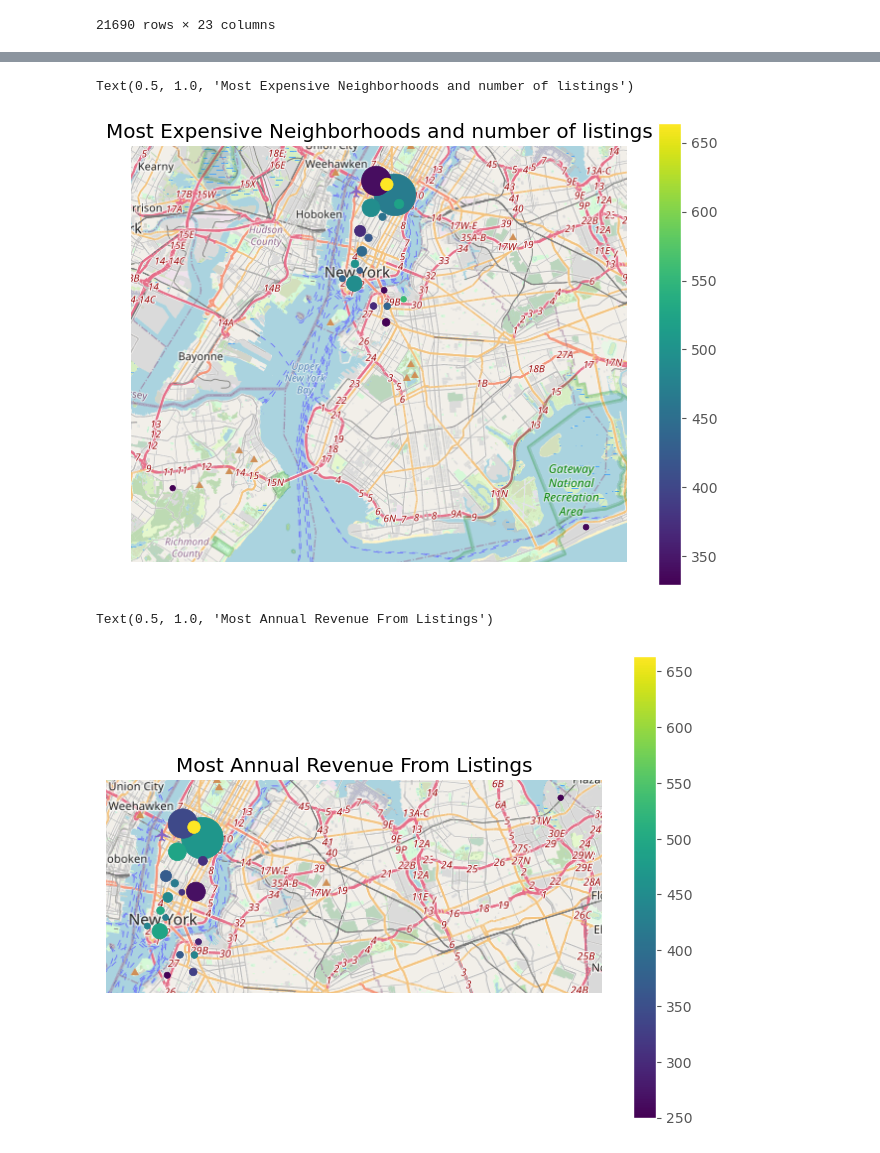
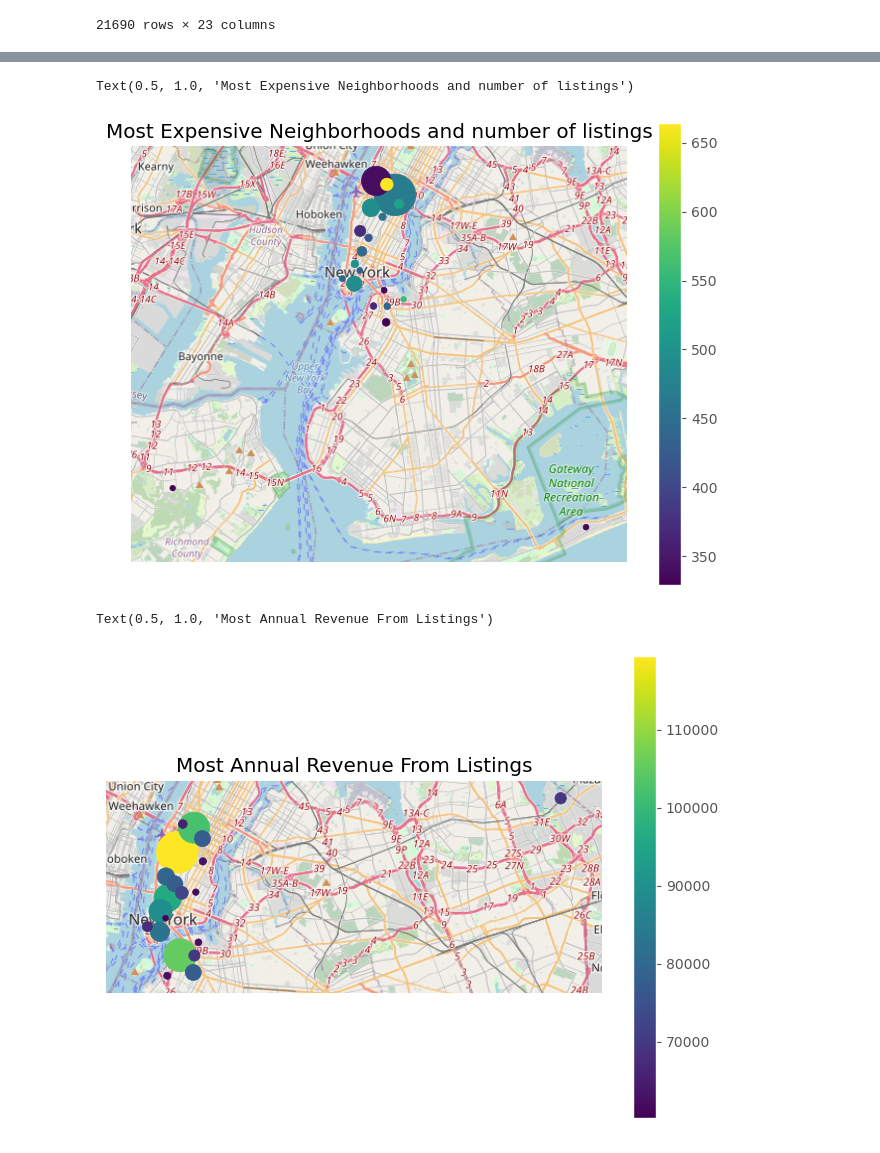
Before and after one commit to liu-roger/data_visualization_project, a Jupyter notebook: visualizations/nyc_geoplot_top_20_annual_revenue.ipynb, the cells around one changed output, grey strips where cells are left out. Drawn from its saved outputs; the diff is of its cells as text; code cells hidden in the pictures.

```diff
--- a/visualizations/nyc_geoplot_top_20_annual_revenue.ipynb
+++ b/visualizations/nyc_geoplot_top_20_annual_revenue.ipynb
@@ -71,6 +71,10 @@ neighborhood_counts.rename(columns={'id':'neighborhood_count'}, inplace=True)
 neighborhood_means = df.groupby('neighbourhood').mean()
 neighborhood_means = neighborhood_means[['latitude','longitude','price','annual_revenue']]
 neighborhood_means_and_counts = pd.merge(neighborhood_counts,neighborhood_means, on='neighbourhood')
+
+neighborhood_means_and_counts = neighborhood_means_and_counts[neighborhood_means_and_counts['neighborhood_count']>10]
+
+
 top_20_neighborhood_counts = neighborhood_means_and_counts.sort_values(by='neighborhood_count',ascending=False).head(20)
 top_20_prices = neighborhood_means_and_counts.sort_values(by='price',ascending=False).head(20)
 top_20_annual_revenue = neighborhood_means_and_counts.sort_values(by='annual_revenue',ascending=False).head(20)
@@ -162,16 +189,16 @@ gplt.pointplot(
 plt.title('Most Expensive Neighborhoods and number of listings')
 # %% [output]
 Text(0.5, 1.0, 'Most Expensive Neighborhoods and number of listings')
-[figure, old version]
+[figure, new version]
 # %%
 ax = gplt.webmap(nyc_map,projection=gcrs.WebMercator())
 gplt.pointplot(
     geo_top_20_annual_revenue,
-    hue='price',
-    scale='neighborhood_count', limits=(4, 30),
+    hue='annual_revenue',
+    scale='annual_revenue', limits=(4, 30),
     legend=True, legend_var='hue',
     ax=ax)
 plt.title('Most Annual Revenue From Listings')
 # %% [output]
 Text(0.5, 1.0, 'Most Annual Revenue From Listings')
-[figure, old version]
+[figure, new version]
```
Also changed, not shown: parts of 8 cells of this notebook, 7 other files.
